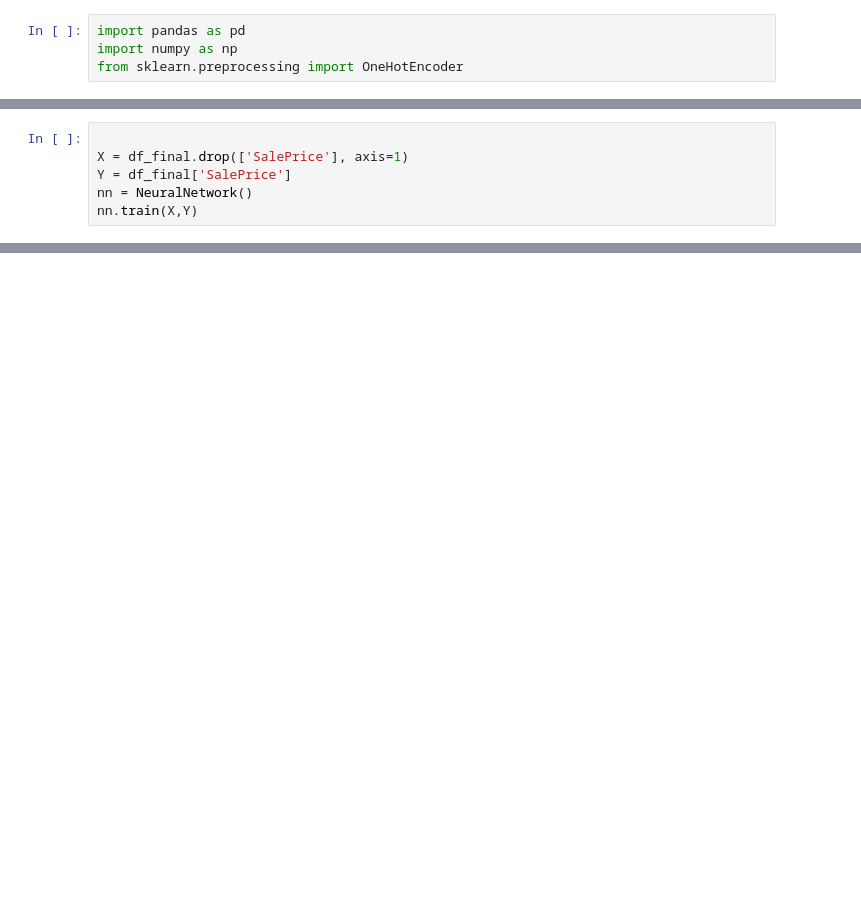
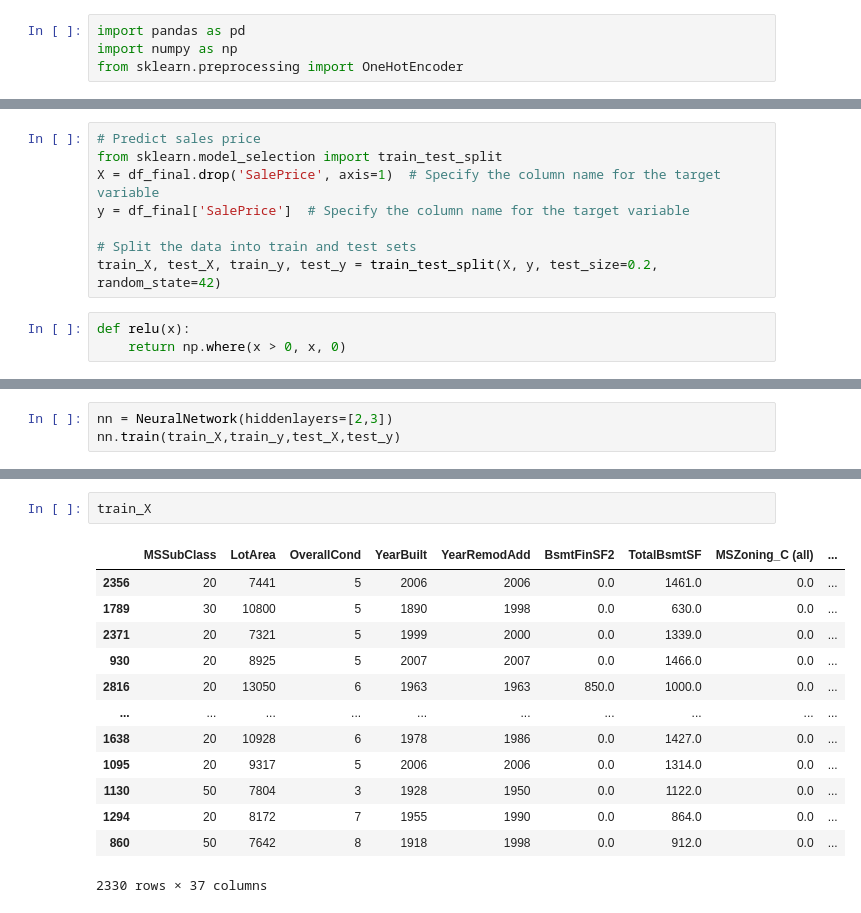
Before and after one commit to cakuang1/microtinygrad, a Jupyter notebook: micro.ipynb, the cells around one changed output, grey strips where cells are left out. Saved outputs shown, nothing was run; the diff lists cells and outputs as text; blank space fills up the shorter version.

```diff
--- a/micro.ipynb
+++ b/micro.ipynb
@@ -54 +26,12 @@ df_final
+# %%
+# Predict sales price
+from sklearn.model_selection import train_test_split
+X = df_final.drop('SalePrice', axis=1)  # Specify the column name for the target variable
+y = df_final['SalePrice']  # Specify the column name for the target variable
+
+# Split the data into train and test sets
+train_X, test_X, train_y, test_y = train_test_split(X, y, test_size=0.2, random_state=42)
+# %%
+def relu(x):
+    return np.where(x > 0, x, 0)
 # %%
@@ -139,6 +67,0 @@ class NeuralNetwork:
-# %%
-
-X = df_final.drop(['SalePrice'], axis=1)
-Y = df_final['SalePrice']
-nn = NeuralNetwork()
-nn.train(X,Y)
@@ -162,0 +137,3 @@ nn.train(X,Y)
+# %%
+nn = NeuralNetwork(hiddenlayers=[2,3])
+nn.train(train_X,train_y,test_X,test_y)
@@ -162,0 +178,16 @@ nn.train(X,Y)
+# %%
+train_X
+# %% [output]
+|  | MSSubClass | LotArea | OverallCond | YearBuilt | YearRemodAdd | BsmtFinSF2 | TotalBsmtSF | MSZoning_C (all) | ... |
+| 2356 | 20 | 7441 | 5 | 2006 | 2006 | 0.0 | 1461.0 | 0.0 | ... |
+| 1789 | 30 | 10800 | 5 | 1890 | 1998 | 0.0 | 630.0 | 0.0 | ... |
+| 2371 | 20 | 7321 | 5 | 1999 | 2000 | 0.0 | 1339.0 | 0.0 | ... |
+| 930 | 20 | 8925 | 5 | 2007 | 2007 | 0.0 | 1466.0 | 0.0 | ... |
+| 2816 | 20 | 13050 | 6 | 1963 | 1963 | 850.0 | 1000.0 | 0.0 | ... |
+| ... | ... | ... | ... | ... | ... | ... | ... | ... | ... |
+| 1638 | 20 | 10928 | 6 | 1978 | 1986 | 0.0 | 1427.0 | 0.0 | ... |
+| 1095 | 20 | 9317 | 5 | 2006 | 2006 | 0.0 | 1314.0 | 0.0 | ... |
+| 1130 | 50 | 7804 | 3 | 1928 | 1950 | 0.0 | 1122.0 | 0.0 | ... |
+| 1294 | 20 | 8172 | 7 | 1955 | 1990 | 0.0 | 864.0 | 0.0 | ... |
+| 860 | 50 | 7642 | 8 | 1918 | 1998 | 0.0 | 912.0 | 0.0 | ... |
+2330 rows × 37 columns
```
Also changed, not shown: parts of 11 cells of this notebook, 2 other files.
